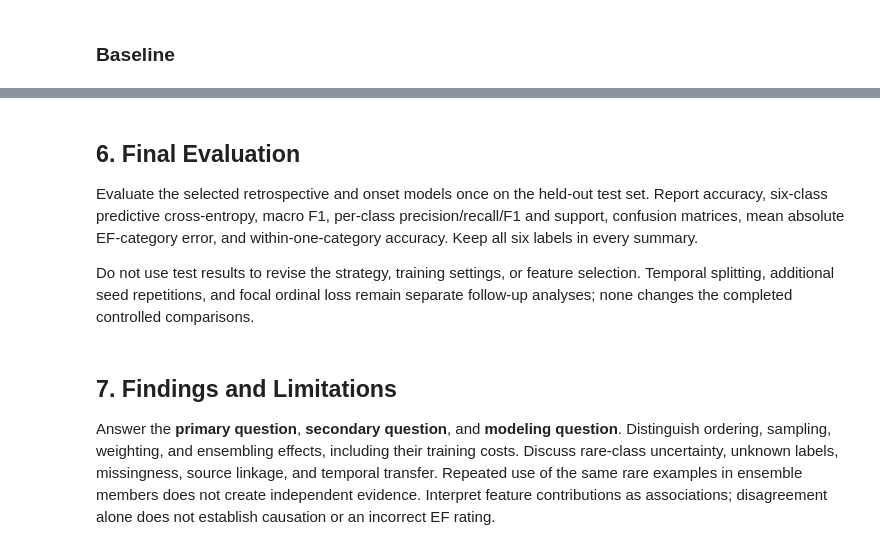
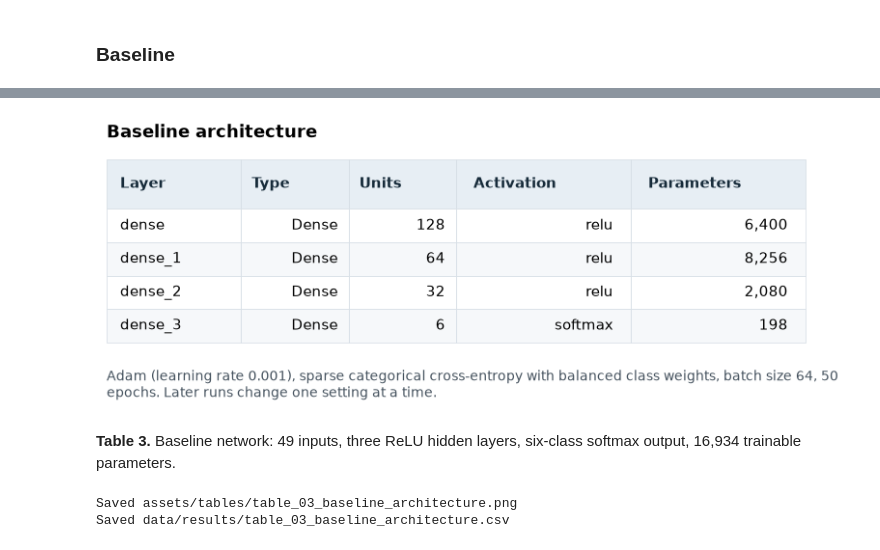
Before and after one commit to jakeryderv/tornado-severity-analysis, a Jupyter notebook: notebook.ipynb, the cells around one changed output, grey strips where cells are left out. Drawn from its saved outputs; the diff is of its cells as text; code cells hidden in the pictures.

```diff
--- a/notebook.ipynb
+++ b/notebook.ipynb
@@ -2050,20 +820,33 @@ display(
-# %% [markdown]
-## 6. Final Evaluation
-
-Evaluate the selected retrospective and onset models once on the held-out test set.
-Report accuracy, six-class predictive cross-entropy, macro F1, per-class
-precision/recall/F1 and support, confusion matrices, mean absolute EF-category error,
-and within-one-category accuracy. Keep all six labels in every summary.
-
-Do not use test results to revise the strategy, training settings, or feature selection.
-Temporal splitting, additional seed repetitions, and focal ordinal loss remain separate
-follow-up analyses; none changes the completed controlled comparisons.
-# %% [markdown]
-## 7. Findings and Limitations
-
-Answer the **primary question**, **secondary question**, and **modeling question**.
-Distinguish ordering, sampling, weighting, and ensembling effects, including their
-training costs. Discuss rare-class uncertainty, unknown labels, missingness, source
-linkage, and temporal transfer. Repeated use of the same rare examples in ensemble
-members does not create independent evidence. Interpret feature contributions as
-associations; disagreement alone does not establish causation or an incorrect EF rating.
+# %%
+keras.utils.set_random_seed(SEED)
+baseline_config = RunConfig("Baseline")
+n_inputs = X["train"].shape[1]
+architecture = build_model(n_inputs, baseline_config, seed=SEED)
+layer_table = pd.DataFrame(
+    [
+        {
+            "Layer": layer.name,
+            "Type": type(layer).__name__,
+            "Units": layer.units,
+            "Activation": layer.activation.__name__,
+            "Parameters": layer.count_params(),
+        }
+        for layer in architecture.layers
+    ]
+)
+save_table(
+    layer_table,
+    "table_03_baseline_architecture",
+    "Baseline architecture",
+    caption=f"**Table 3.** Baseline network: {n_inputs} inputs, three ReLU hidden layers, "
+    f"six-class softmax output, {architecture.count_params():,} trainable parameters.",
+    formats={"Units": "d", "Parameters": ",d"},
+    note="Adam (learning rate 0.001), sparse categorical cross-entropy with balanced class "
+    "weights, batch size 64, 50 epochs. Later runs change one setting at a time.",
+    width=7,
+)
+# %% [output]
+[figure, added]
+**Table 3.** Baseline network: 49 inputs, three ReLU hidden layers, six-class softmax output, 16,934 trainable parameters.
+Saved assets/tables/table_03_baseline_architecture.png
+Saved data/results/table_03_baseline_architecture.csv
```
Also changed, not shown: parts of 85 cells of this notebook, 59 other files.
